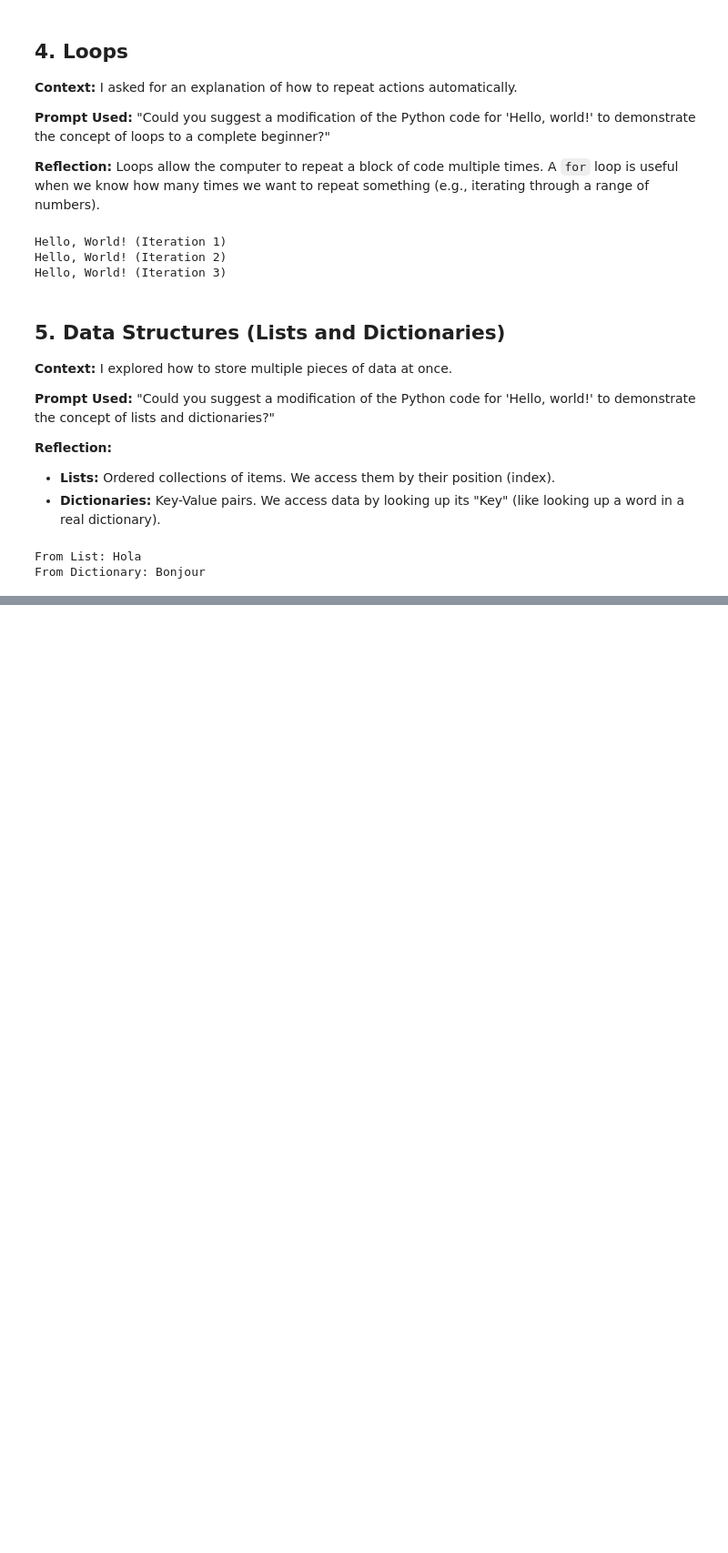
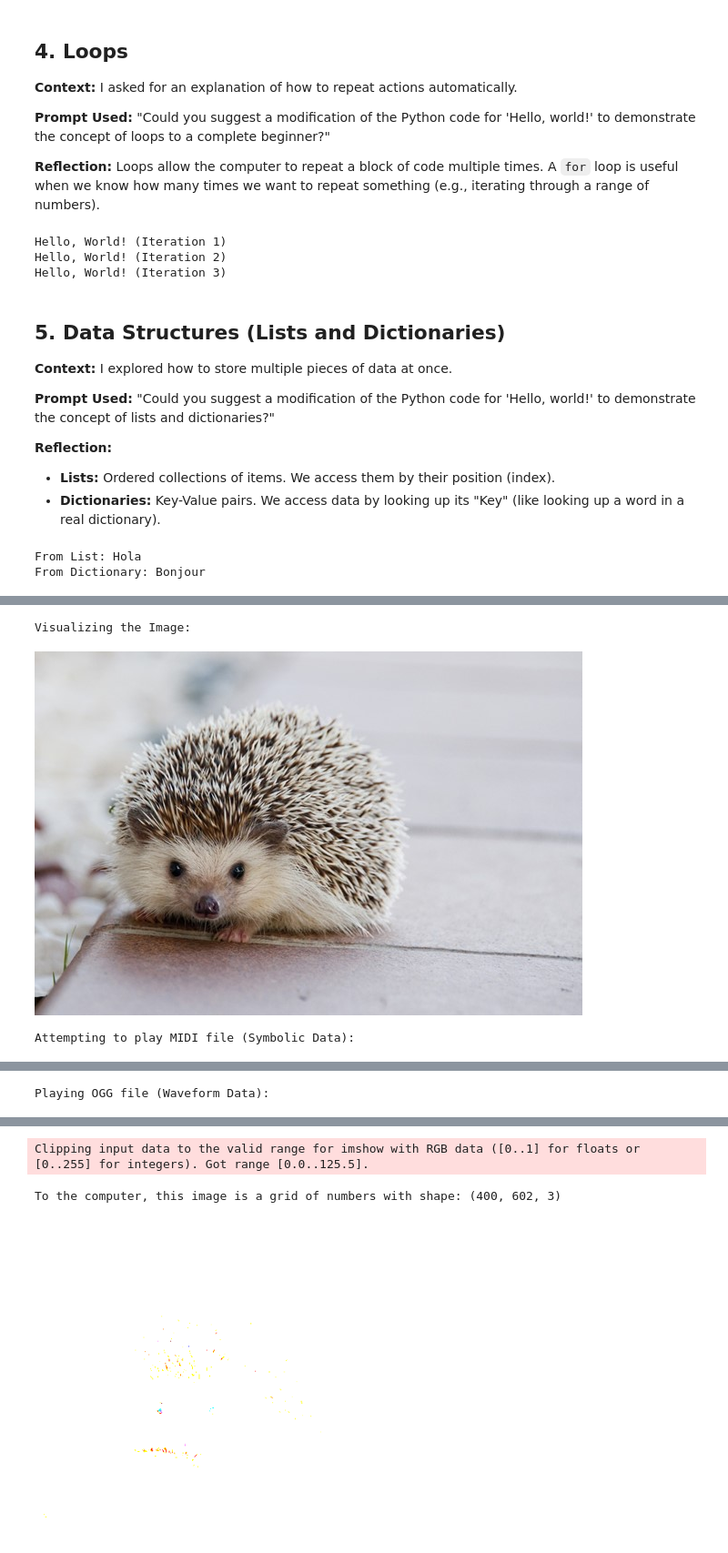
Before and after one commit to evoqiherqc/ai-for-the-arts, a Jupyter notebook: coding_exercises.ipynb, the cells around one changed output, grey strips where cells are left out. Shown at 91% size. Saved outputs shown, nothing was run; the diff lists cells and outputs as text; code cells hidden in the pictures; blank space fills up the shorter version.

```diff
--- a/coding_exercises.ipynb
+++ b/coding_exercises.ipynb
@@ -131,0 +114,31 @@ To the computer, this artwork is just a grid of shape: (306, 768, 3)
+# %%
+from IPython.display import Image, Audio
+import matplotlib.pyplot as plt
+import matplotlib.image as mpimg
+
+# 1. Displaying the Image
+print("Visualizing the Image:")
+display(Image("picture1.jpg"))
+
+# 2. Playing Audio
+# Note: The MIDI file may not produce sound in a browser environment
+# because it contains symbolic data, not audio waveforms.
+print("Attempting to play MIDI file (Symbolic Data):")
+display(Audio("audio1.mid"))
+
+print("Playing OGG file (Waveform Data):")
+display(Audio("audio1.ogg"))
+
+# 3. Image as Numerical Data
+# Converting the image to a NumPy array to see the underlying numbers
+img_array = mpimg.imread('picture1.jpg')
+print(f"To the computer, this image is a grid of numbers with shape: {img_array.shape}")
+
+# Simple manipulation: Darkening the image by dividing pixel values
+plt.imshow(img_array / 2)
+plt.axis('off')
+plt.show()
+# %% [output]
+Visualizing the Image:
+[figure, added]
+Attempting to play MIDI file (Symbolic Data):
@@ -131,0 +146 @@ To the computer, this artwork is just a grid of shape: (306, 768, 3)
+Playing OGG file (Waveform Data):
@@ -131,0 +148,3 @@ To the computer, this artwork is just a grid of shape: (306, 768, 3)
+Clipping input data to the valid range for imshow with RGB data ([0..1] for floats or [0..255] for integers). Got range [0.0..125.5].
+To the computer, this image is a grid of numbers with shape: (400, 602, 3)
+[figure, added]
```
Also changed, not shown: parts of 6 cells of this notebook, 2 other files.
